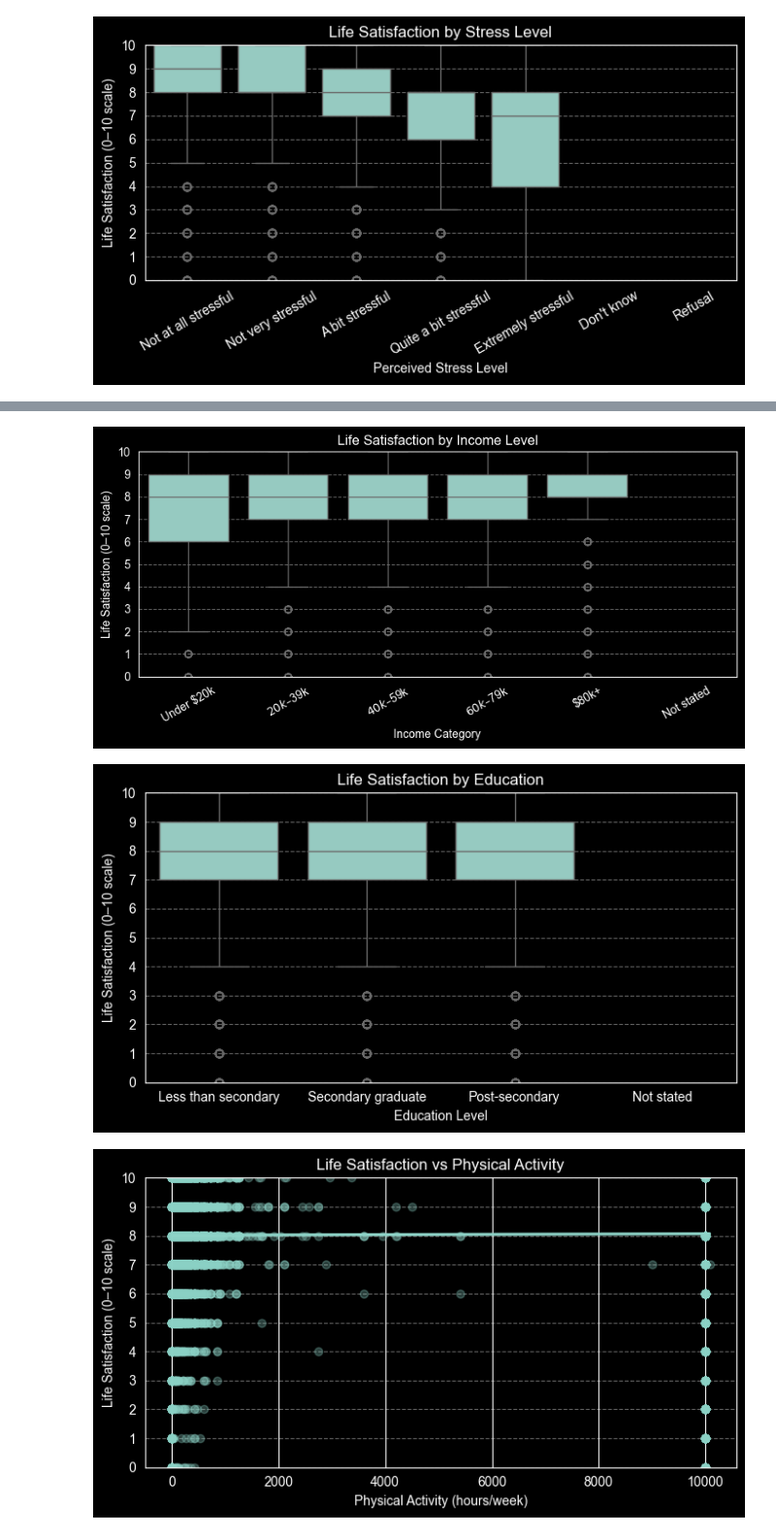
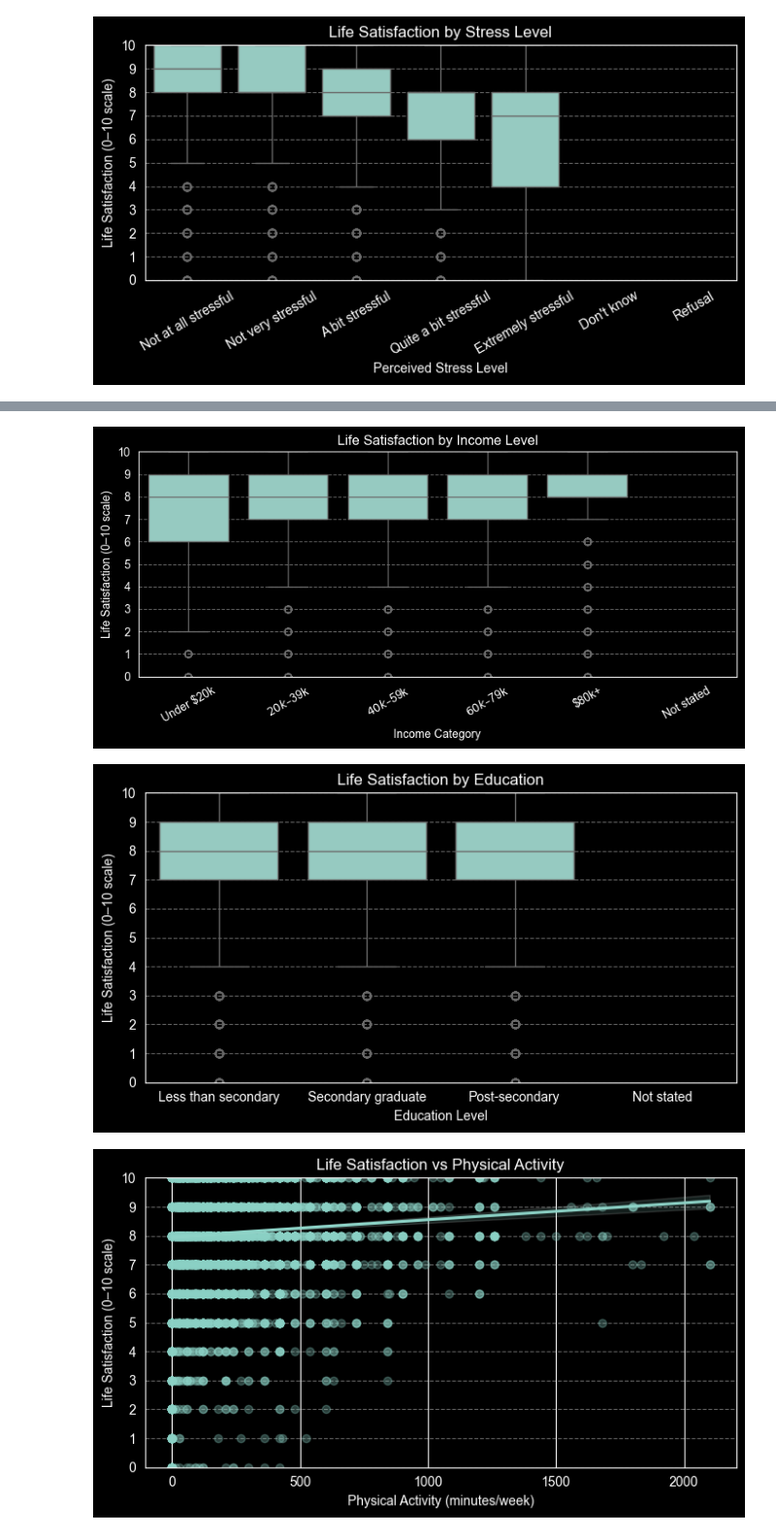
Before and after one commit to mateidiana/WellBeingModelling, a Jupyter notebook: notebooks/data_preprocessing/01_3_data_overview_global_mh_patterns.ipynb, the cells around one changed output, grey strips where cells are left out. Shown at 97% size. Saved outputs shown, nothing was run; the diff lists cells and outputs as text; code cells hidden in the pictures.

Commit message:
cleanup: canadian survey dataset fix preprocessing issues

```diff
--- a/notebooks/data_preprocessing/01_3_data_overview_global_mh_patterns.ipynb
+++ b/notebooks/data_preprocessing/01_3_data_overview_global_mh_patterns.ipynb
@@ -641,10 +640,10 @@ import numpy as np
 import matplotlib.pyplot as plt
 import seaborn as sns
 
-# Clean outcome once
+# Clean outcome
 df["Life_satisfaction_clean"] = df["Life_satisfaction"].replace([97, 98, 99], np.nan)
 
-# Helper styling for all Life Satisfaction plots
+# Helper styling for Life Satisfaction plots
 def style_ls_axis():
     plt.ylabel("Life Satisfaction (0–10 scale)")
     plt.ylim(0, 10)
@@ -652,7 +651,7 @@ def style_ls_axis():
     plt.grid(axis="y", linestyle="--", alpha=0.4)
     plt.tight_layout()
 
-# --- Food security ---
+# Food security
 valid_food = df[df["Food_security"].isin([0, 1, 2, 3])]
 
 plt.figure(figsize=(7,4))
@@ -667,7 +666,7 @@ plt.xticks(rotation=30)
 style_ls_axis()
 plt.show()
 
-# --- Mood disorder ---
+# Mood disorder
 valid_mood = df[df["Mood_disorder"].isin([1, 2])]
 
 plt.figure(figsize=(6,4))
@@ -681,7 +680,7 @@ plt.title("Life Satisfaction by Mood Disorder")
 style_ls_axis()
 plt.show()
 
-# --- Income ---
+# Income
 valid_inc = df[df["Total_income"].isin([1, 2, 3, 4, 5])]
 
 plt.figure(figsize=(8,4))
@@ -696,38 +695,44 @@ plt.xticks(rotation=30)
 style_ls_axis()
 plt.show()
 
-# --- Education ---
+# Education
 valid_edu = df[df["Edu_level"].isin([1, 2, 3])]
 
 plt.figure(figsize=(7,4))
 sns.boxplot(
     x="Edu_label",
     y="Life_satisfaction_clean",
     data=valid_edu
 )
 plt.xlabel("Education Level")
 plt.title("Life Satisfaction by Education")
 style_ls_axis()
 plt.show()
 
-# --- Physical activity (scatter + trend) ---
+# Physical activity
+valid_pa = df[
+    (df["Total_physical_act_time"] <= 2100) &
+    (df["Total_physical_act_time"] >= 0)
+]
+
 plt.figure(figsize=(7,4))
 sns.regplot(
     x="Total_physical_act_time",
     y="Life_satisfaction_clean",
-    data=df,
+    data=valid_pa,
     scatter_kws={"alpha": 0.3}
 )
+
 plt.title("Life Satisfaction vs Physical Activity")
-plt.xlabel("Physical Activity (hours/week)")
+plt.xlabel("Physical Activity (minutes/week)")
 style_ls_axis()
 plt.show()
 # %% [output]
 [figure]
 [figure]
 [figure]
 [figure]
-[figure, old version]
+[figure, new version]
 # %%
 # Preprocessing BN
 import pandas as pd
```
Also changed, not shown: parts of 9 cells of this notebook, 3 other files.
